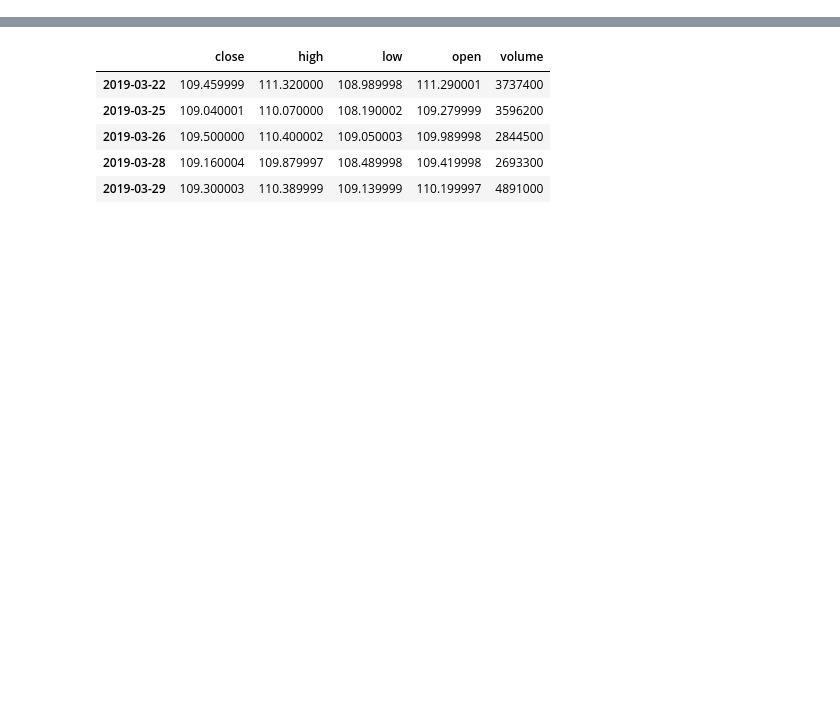
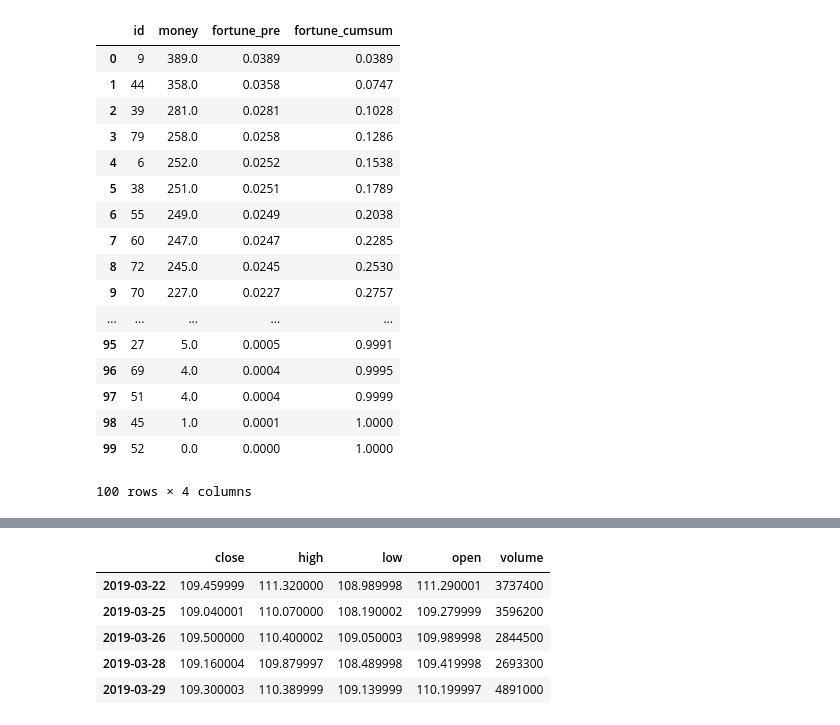
Before and after one commit to xiaoxiaoyao/MyApp, a Jupyter notebook: jupyter_notebook/quotesdf.ipynb, the cells around one changed output, grey strips where cells are left out. Saved outputs shown, nothing was run; the diff lists cells and outputs as text; code cells hidden in the pictures; blank space fills up the shorter version.

```diff
--- a/jupyter_notebook/quotesdf.ipynb
+++ b/jupyter_notebook/quotesdf.ipynb
@@ -173,0 +1,62 @@ Name: name, dtype: object
+# %%
+# 建模题：穷人和富人——python模拟社会财富分配游戏
+
+# 房间里有100个人，每人都有100元钱，他们在玩一个游戏。每轮游戏中，每个人都要拿出一元钱随机给另一个人，最后这100个人的财富分布是怎样的？
+# 游戏规则：
+# 每个人初始基金100元
+# 一共玩17000轮
+# 每天拿出一元钱，并且随机分配给另一个人
+# 【注意】当某人的财富值降到0元时，他在该轮无需拿出1元钱给别人，但仍然有机会得到别人给出的钱
+
+# 请输出最后一次分配结果
+
+# 导入所需函数库
+
+import numpy as np
+import pandas as pd
+import matplotlib.pyplot as plt
+import os
+import time
+
+
+# ————————请写下你的代码——————
+'''参考答案如下：'''
+
+def game1(data, roundi):
+    if len(data[data[roundi - 1] ==0]) > 0:
+    # 当数据包含财富值为0的玩家时
+        round_i = pd.DataFrame({'pre_round':data[roundi-1],'lost':0})
+        con = round_i['pre_round'] > 0
+        round_i['lost'][con] = 1               # 设定每轮分配财富之前的情况 → 该轮财富值为0的不需要拿钱给别人
+        round_players_i = round_i[con]         # 筛选出参与游戏的玩家：财富值>0
+        choice_i = pd.Series(np.random.choice(person_n,len(round_players_i)))
+        gain_i = pd.DataFrame({'gain':choice_i.value_counts()})     # 这一轮中每个人随机指定给“谁”1元钱，并汇总这一轮每个人的盈利情况
+        round_i = round_i.join(gain_i)
+        round_i.fillna(0,inplace = True)
+        return round_i['pre_round'] -  round_i['lost'] + round_i['gain']
+        # 合并数据，得到这一轮财富分配的结果
+    else:
+    # 当数据不包含财富值为0的玩家时
+        round_i = pd.DataFrame({'pre_round':data[roundi-1],'lost':1}) # 设定每轮分配财富之前的情况
+        choice_i = pd.Series(np.random.choice(person_n,100))
+        gain_i = pd.DataFrame({'gain':choice_i.value_counts()})       # 这一轮中每个人随机指定给“谁”1元钱，并汇总这一轮每个人的盈利情况
+        round_i = round_i.join(gain_i)
+        round_i.fillna(0,inplace = True)
+        return round_i['pre_round'] -  round_i['lost'] + round_i['gain']
+        # 合并数据，得到这一轮财富分配的结果
+
+person_n = [x for x in range(1,101)]
+fortune = pd.DataFrame([100 for i in range(100)], index = person_n)
+fortune.index.name = 'id'
+# 设定初始参数：游戏玩家100人，起始资金100元
+
+for round in range(1,17001):
+    fortune[round] = game1(fortune,round)   # 进行17000轮随机分配模拟
+game1_result = fortune.T                    # 转置后得到结果数据 → 列为每一个人的id，行为每一轮的财富分配结果
+
+# 输出最后一次分配结果
+round_17000_1 = pd.DataFrame({'money':game1_result.iloc[17000]}).sort_values(by = 'money',ascending = False).reset_index()
+round_17000_1['fortune_pre'] = round_17000_1['money'] / round_17000_1['money'].sum()
+round_17000_1['fortune_cumsum'] = round_17000_1['fortune_pre'].cumsum()
+round_17000_1
+# %% [output]
@@ -173,0 +66,18 @@ Name: name, dtype: object
+|  | id | money | fortune_pre | fortune_cumsum |
+| 0 | 9 | 389.0 | 0.0389 | 0.0389 |
+| 1 | 44 | 358.0 | 0.0358 | 0.0747 |
+| 2 | 39 | 281.0 | 0.0281 | 0.1028 |
+| 3 | 79 | 258.0 | 0.0258 | 0.1286 |
+| 4 | 6 | 252.0 | 0.0252 | 0.1538 |
+| 5 | 38 | 251.0 | 0.0251 | 0.1789 |
+| 6 | 55 | 249.0 | 0.0249 | 0.2038 |
+| 7 | 60 | 247.0 | 0.0247 | 0.2285 |
+| 8 | 72 | 245.0 | 0.0245 | 0.2530 |
+| 9 | 70 | 227.0 | 0.0227 | 0.2757 |
+| ... | ... | ... | ... | ... |
+| 95 | 27 | 5.0 | 0.0005 | 0.9991 |
+| 96 | 69 | 4.0 | 0.0004 | 0.9995 |
+| 97 | 51 | 4.0 | 0.0004 | 0.9999 |
+| 98 | 45 | 1.0 | 0.0001 | 1.0000 |
+| 99 | 52 | 0.0 | 0.0000 | 1.0000 |
+100 rows × 4 columns
```
Also changed, not shown: parts of 14 cells of this notebook, 1 other file.
